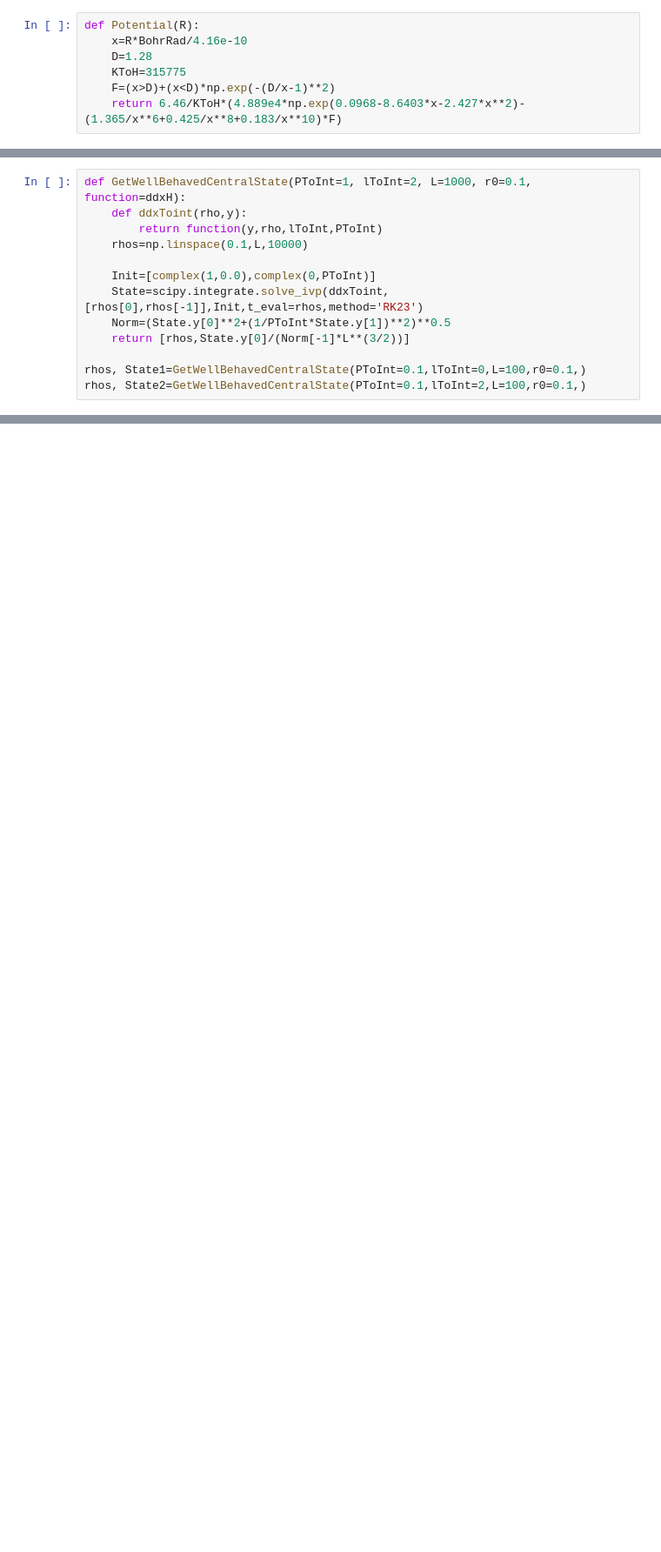
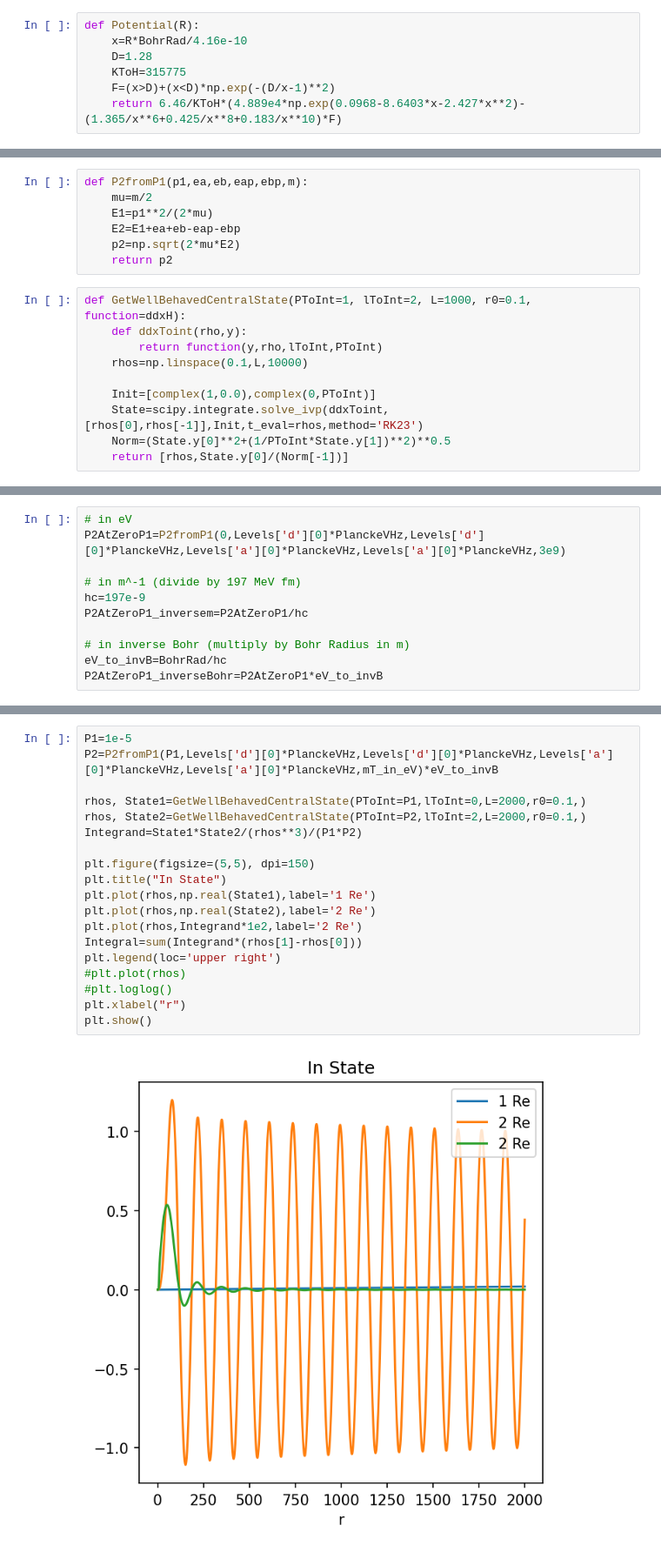
Before and after one commit to UTA-NURES/AtomicCrossSections, a Jupyter notebook: USolver_ivp.ipynb, the cells around one changed output, grey strips where cells are left out. Shown at 87% size. Saved outputs shown, nothing was run; the diff lists cells and outputs as text; blank space fills up the shorter version.

Commit message:
add integral calc

```diff
--- a/USolver_ivp.ipynb
+++ b/USolver_ivp.ipynb
@@ -42,6 +74,13 @@ def ddxDumb(y,rho, l, p):
     dudx=v
     dvdx=-p**2*u
     return [dudx,dvdx]
+# %%
+def P2fromP1(p1,ea,eb,eap,ebp,m):
+    mu=m/2
+    E1=p1**2/(2*mu)
+    E2=E1+ea+eb-eap-ebp
+    p2=np.sqrt(2*mu*E2)
+    return p2
 # %%
 def GetWellBehavedCentralState(PToInt=1, lToInt=2, L=1000, r0=0.1, function=ddxH):
     def ddxToint(rho,y):
@@ -51,7 +90,4 @@ def GetWellBehavedCentralState(PToInt=1, lToInt=2, L=1000, r0=0.1, function=ddxH
     Init=[complex(1,0.0),complex(0,PToInt)]
     State=scipy.integrate.solve_ivp(ddxToint,[rhos[0],rhos[-1]],Init,t_eval=rhos,method='RK23')
     Norm=(State.y[0]**2+(1/PToInt*State.y[1])**2)**0.5
-    return [rhos,State.y[0]/(Norm[-1]*L**(3/2))]
-
-rhos, State1=GetWellBehavedCentralState(PToInt=0.1,lToInt=0,L=100,r0=0.1,)
-rhos, State2=GetWellBehavedCentralState(PToInt=0.1,lToInt=2,L=100,r0=0.1,)
+    return [rhos,State.y[0]/(Norm[-1])]
@@ -71,0 +181,11 @@ plt.show()
+# %%
+# in eV
+P2AtZeroP1=P2fromP1(0,Levels['d'][0]*PlanckeVHz,Levels['d'][0]*PlanckeVHz,Levels['a'][0]*PlanckeVHz,Levels['a'][0]*PlanckeVHz,3e9)
+
+# in m^-1 (divide by 197 MeV fm)
+hc=197e-9
+P2AtZeroP1_inversem=P2AtZeroP1/hc
+
+# in inverse Bohr (multiply by Bohr Radius in m)
+eV_to_invB=BohrRad/hc
+P2AtZeroP1_inverseBohr=P2AtZeroP1*eV_to_invB
@@ -71,0 +211,21 @@ plt.show()
+# %%
+P1=1e-5
+P2=P2fromP1(P1,Levels['d'][0]*PlanckeVHz,Levels['d'][0]*PlanckeVHz,Levels['a'][0]*PlanckeVHz,Levels['a'][0]*PlanckeVHz,mT_in_eV)*eV_to_invB
+
+rhos, State1=GetWellBehavedCentralState(PToInt=P1,lToInt=0,L=2000,r0=0.1,)
+rhos, State2=GetWellBehavedCentralState(PToInt=P2,lToInt=2,L=2000,r0=0.1,)
+Integrand=State1*State2/(rhos**3)/(P1*P2)
+
+plt.figure(figsize=(5,5), dpi=150)
+plt.title("In State")
+plt.plot(rhos,np.real(State1),label='1 Re')
+plt.plot(rhos,np.real(State2),label='2 Re')
+plt.plot(rhos,Integrand*1e2,label='2 Re')
+Integral=sum(Integrand*(rhos[1]-rhos[0]))
+plt.legend(loc='upper right')
+#plt.plot(rhos)
+#plt.loglog()
+plt.xlabel("r")
+plt.show()
+# %% [output]
+[figure, added]
```
Also changed, not shown: parts of 13 cells of this notebook.
